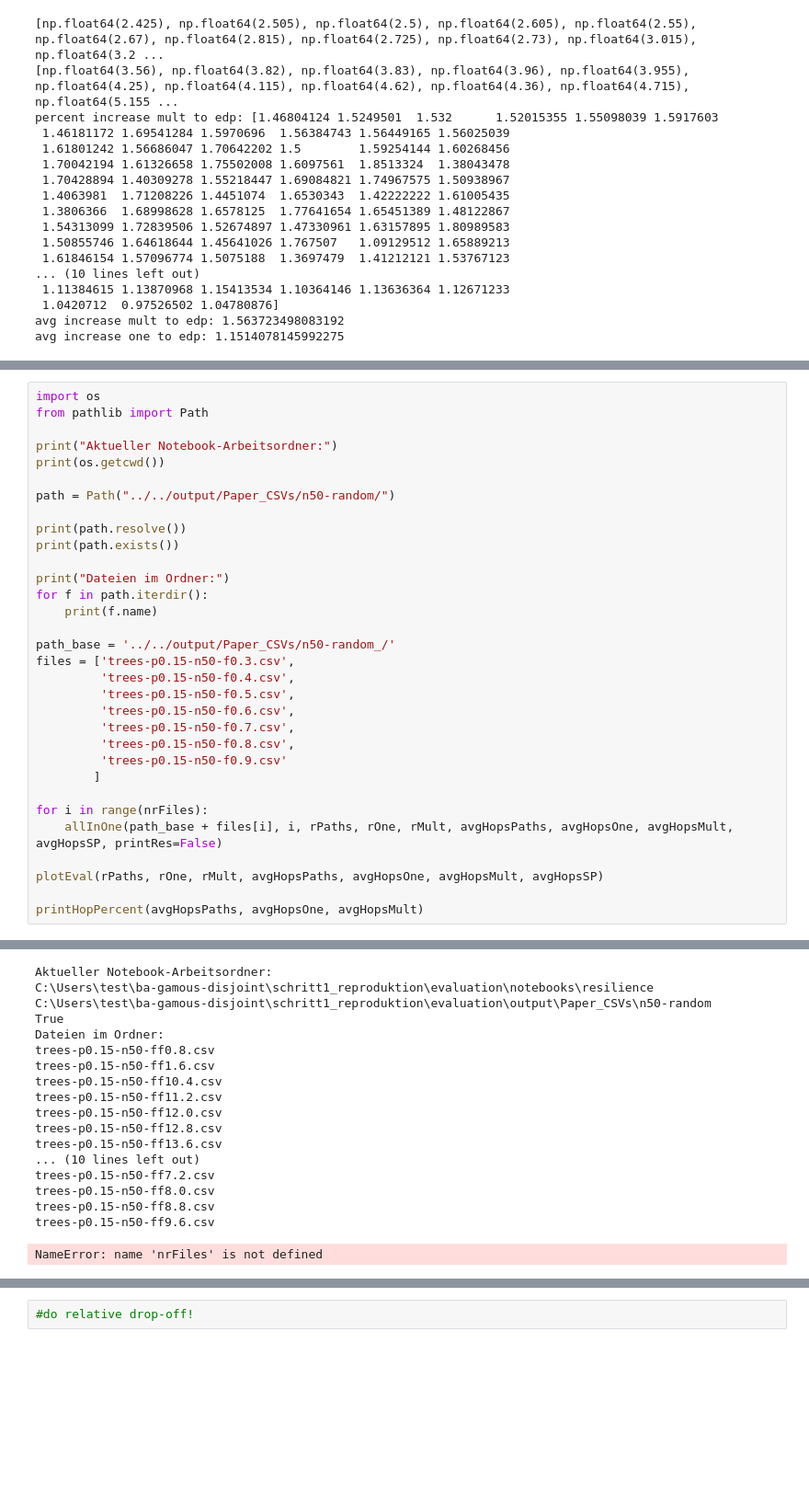
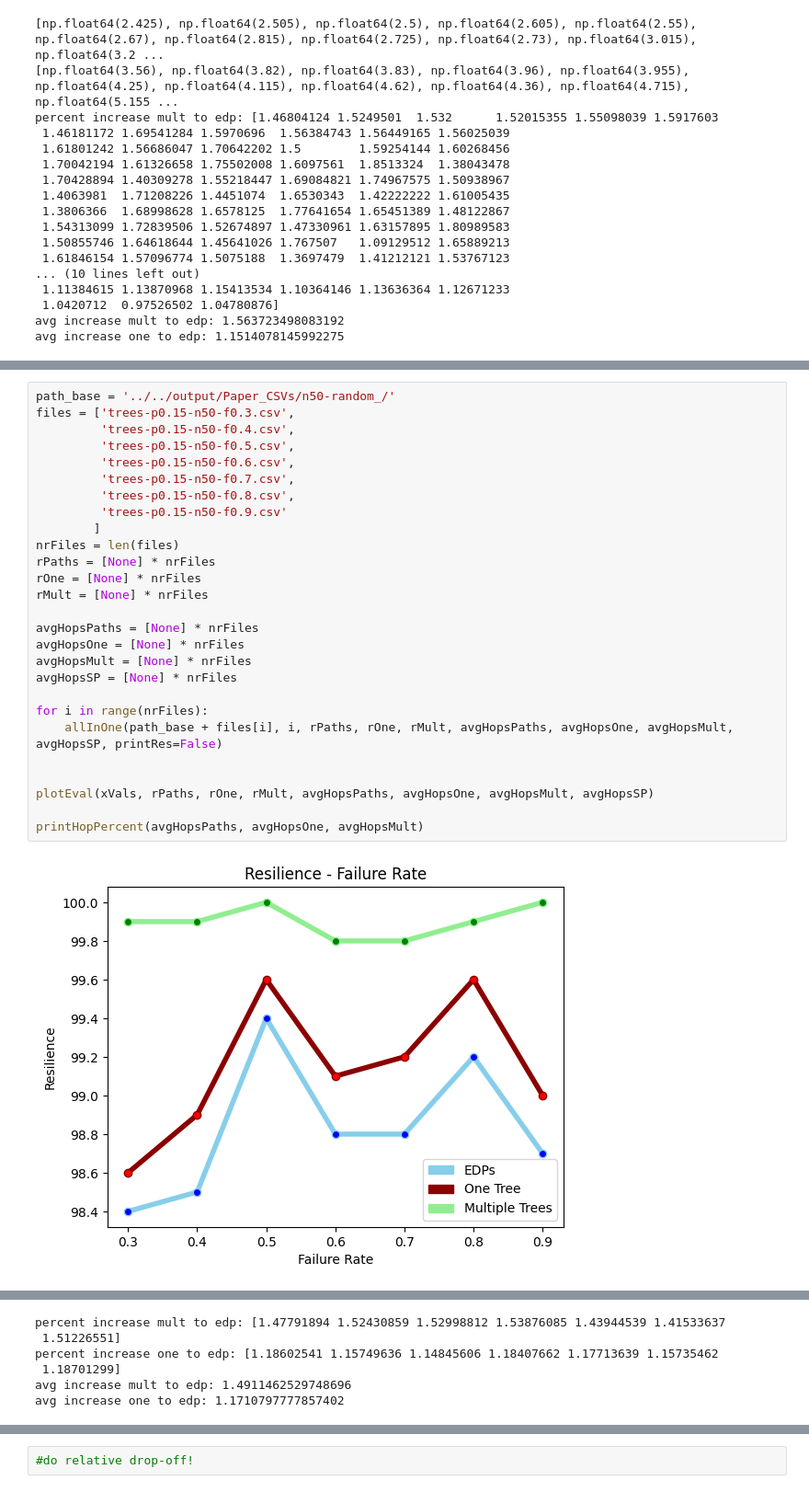
Before and after one commit to AmmarGamous/ba-gamous-disjoint, a Jupyter notebook: schritt1_reproduktion/evaluation/notebooks/resilience/plots_synthetic.ipynb, the cells around one changed output, grey strips where cells are left out. Shown at 92% size. Drawn from its saved outputs; the diff is of its cells as text; blank space fills up the shorter version.

Commit message:
Schritt1: notebooks/resilience/plots_synthetic.ipynb

```diff
--- a/schritt1_reproduktion/evaluation/notebooks/resilience/plots_synthetic.ipynb
+++ b/schritt1_reproduktion/evaluation/notebooks/resilience/plots_synthetic.ipynb
@@ -471,33 +507,29 @@ avg increase one to edp: 1.1514078145992275
 # %%
-import os
-from pathlib import Path
-
-print("Aktueller Notebook-Arbeitsordner:")
-print(os.getcwd())
-
-path = Path("../../output/Paper_CSVs/n50-random/")
-
-print(path.resolve())
-print(path.exists())
-
-print("Dateien im Ordner:")
-for f in path.iterdir():
-    print(f.name)
-
 path_base = '../../output/Paper_CSVs/n50-random_/'
 files = ['trees-p0.15-n50-f0.3.csv',
          'trees-p0.15-n50-f0.4.csv',
          'trees-p0.15-n50-f0.5.csv',
          'trees-p0.15-n50-f0.6.csv',
          'trees-p0.15-n50-f0.7.csv',
          'trees-p0.15-n50-f0.8.csv',
          'trees-p0.15-n50-f0.9.csv'
         ]
+nrFiles = len(files)
+rPaths = [None] * nrFiles
+rOne = [None] * nrFiles
+rMult = [None] * nrFiles
+
+avgHopsPaths = [None] * nrFiles
+avgHopsOne = [None] * nrFiles
+avgHopsMult = [None] * nrFiles
+avgHopsSP = [None] * nrFiles
 
 for i in range(nrFiles):
     allInOne(path_base + files[i], i, rPaths, rOne, rMult, avgHopsPaths, avgHopsOne, avgHopsMult, avgHopsSP, printRes=False)
 
-plotEval(rPaths, rOne, rMult, avgHopsPaths, avgHopsOne, avgHopsMult, avgHopsSP)
+
+plotEval(xVals, rPaths, rOne, rMult, avgHopsPaths, avgHopsOne, avgHopsMult, avgHopsSP)
 
 printHopPercent(avgHopsPaths, avgHopsOne, avgHopsMult)
 # %% [output]
+[figure, added]
@@ -504,19 +539,7 @@ printHopPercent(avgHopsPaths, avgHopsOne, avgHopsMult)
-Aktueller Notebook-Arbeitsordner:
-C:\Users\test\ba-gamous-disjoint\schritt1_reproduktion\evaluation\notebooks\resilience
-C:\Users\test\ba-gamous-disjoint\schritt1_reproduktion\evaluation\output\Paper_CSVs\n50-random
-True
-Dateien im Ordner:
-trees-p0.15-n50-ff0.8.csv
-trees-p0.15-n50-ff1.6.csv
-trees-p0.15-n50-ff10.4.csv
-trees-p0.15-n50-ff11.2.csv
-trees-p0.15-n50-ff12.0.csv
-trees-p0.15-n50-ff12.8.csv
-trees-p0.15-n50-ff13.6.csv
-... (10 lines left out)
-trees-p0.15-n50-ff7.2.csv
-trees-p0.15-n50-ff8.0.csv
-trees-p0.15-n50-ff8.8.csv
-trees-p0.15-n50-ff9.6.csv
+percent increase mult to edp: [1.47791894 1.52430859 1.52998812 1.53876085 1.43944539 1.41533637
+ 1.51226551]
+percent increase one to edp: [1.18602541 1.15749636 1.14845606 1.18407662 1.17713639 1.15735462
+ 1.18701299]
+avg increase mult to edp: 1.4911462529748696
+avg increase one to edp: 1.1710797777857402
-NameError: name 'nrFiles' is not defined
 # %%
```
Also changed, not shown: parts of 8 cells of this notebook, 5 other files.
